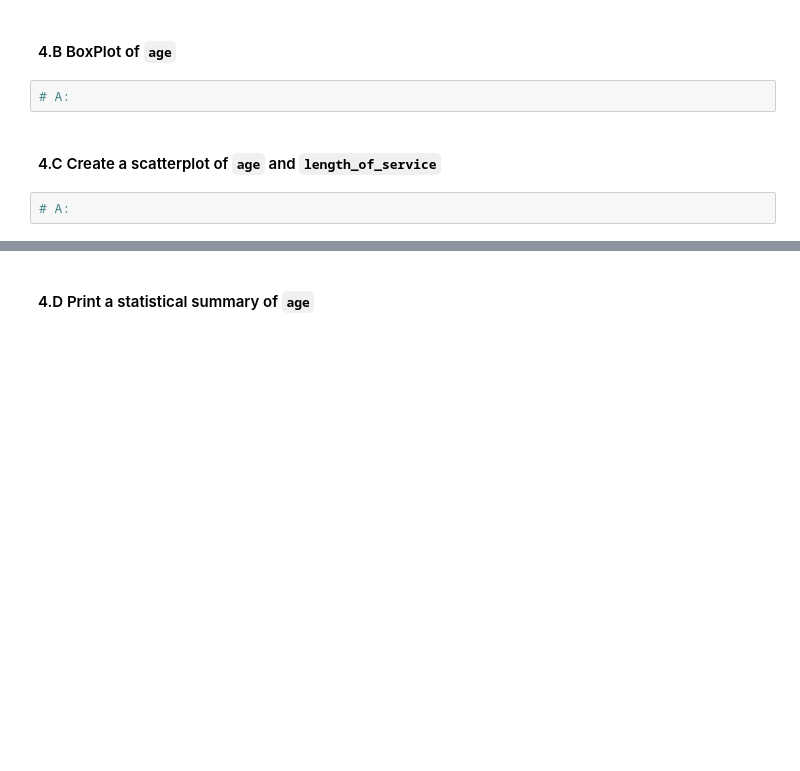
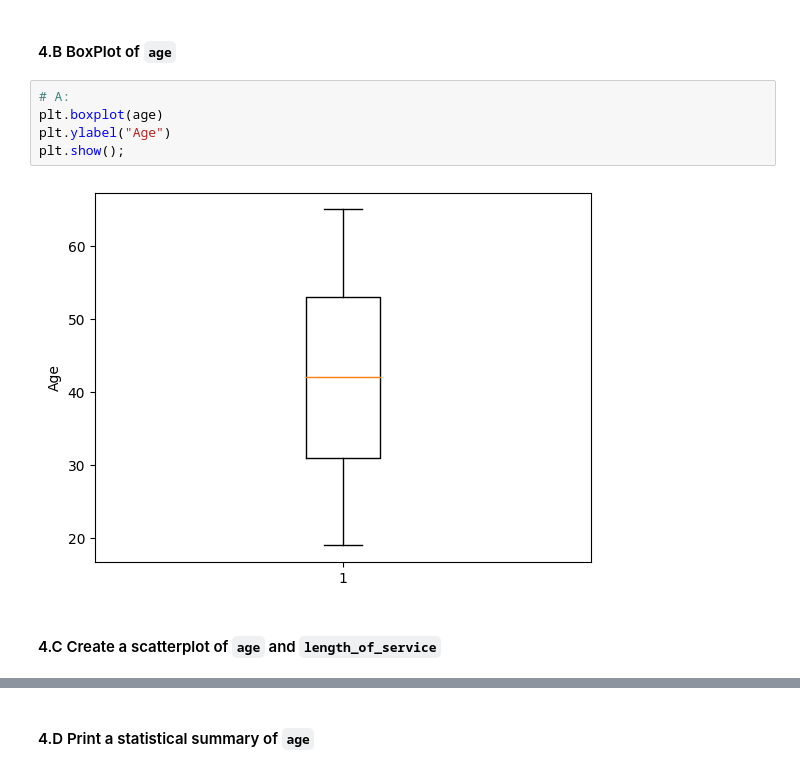
Before and after one commit to sameerhingoro/IOD, a Jupyter notebook: IOD_Lab_1_1_3_Pandas.ipynb, the cells around one changed output, grey strips where cells are left out. Drawn from its saved outputs; the diff is of its cells as text; blank space fills up the shorter version.

```diff
--- a/IOD_Lab_1_1_3_Pandas.ipynb
+++ b/IOD_Lab_1_1_3_Pandas.ipynb
@@ -422,8 +423,11 @@ Text(0, 0.5, 'Count')
 # %% [markdown]
 #### 4.B BoxPlot of `age`
-# %%
-# A:
+# %%
+# A:
+plt.boxplot(age)
+plt.ylabel("Age")
+plt.show();
+# %% [output]
+[figure, added]
 # %% [markdown]
 #### 4.C Create a scatterplot of `age` and `length_of_service`
-# %%
-# A:
```
Also changed, not shown: parts of 3 cells of this notebook.
